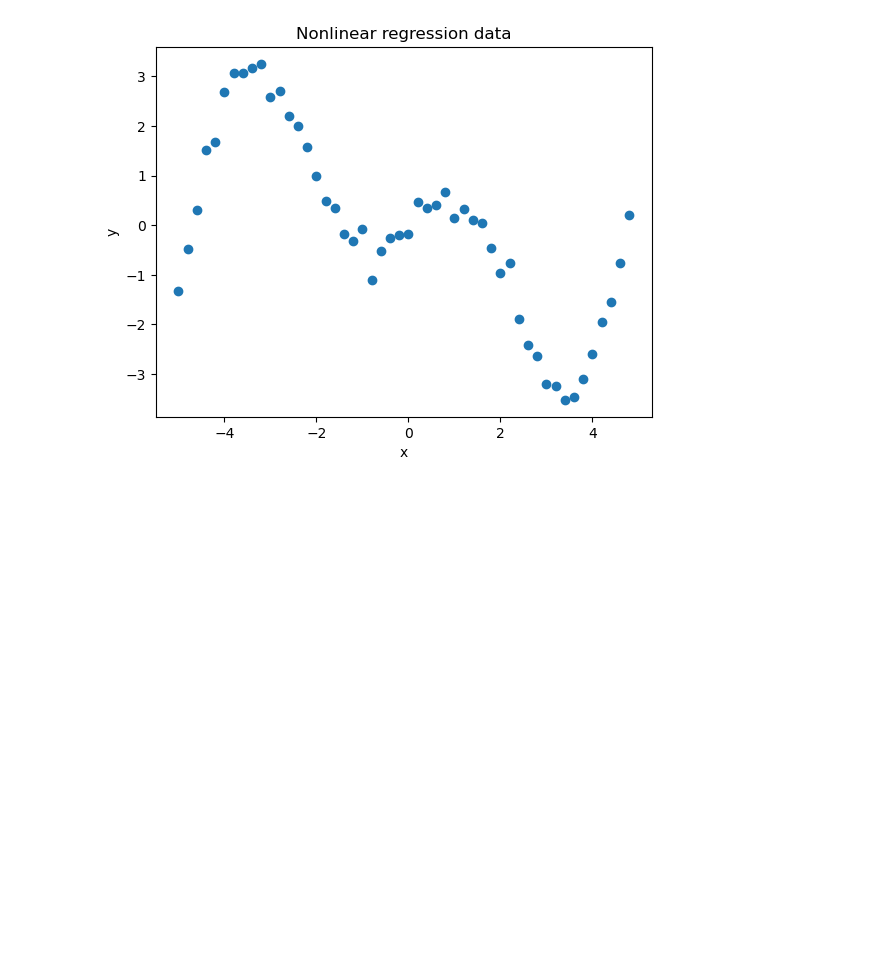
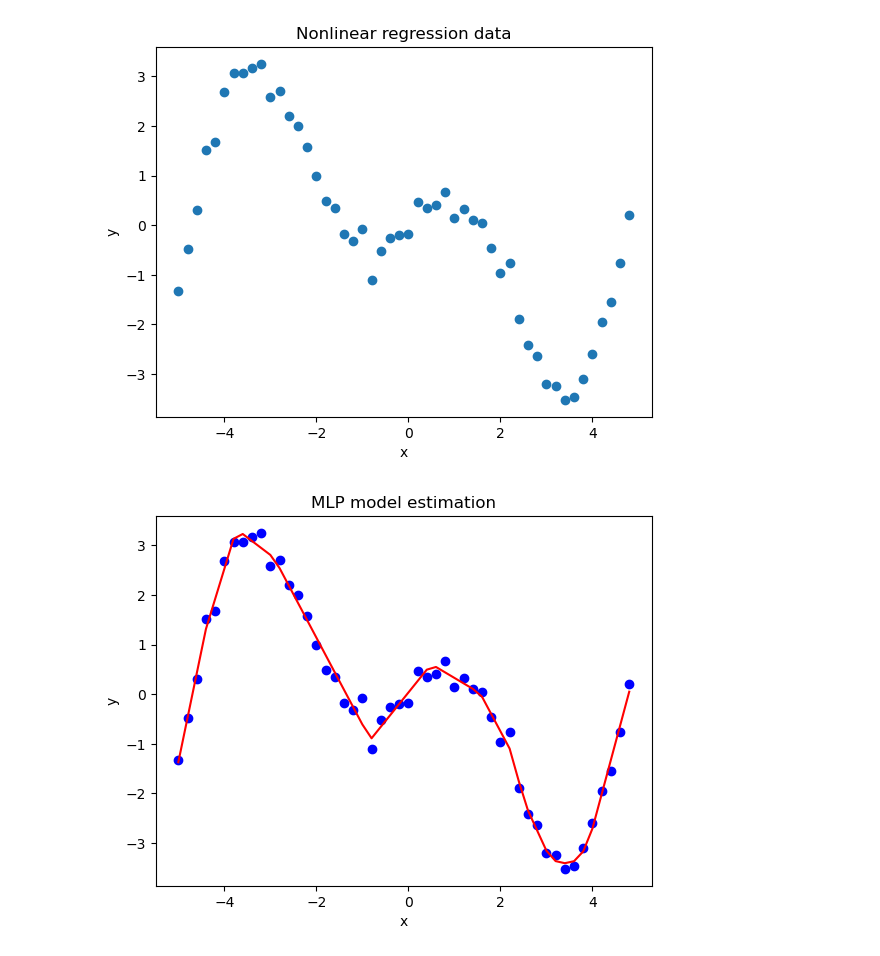
Before and after one commit to mlinsights/freemium, a Jupyter notebook: algorithms/regression/feed-forward-neural-nets-regression/mlp-regression-demo.ipynb, the cells around one changed output. Drawn from its saved outputs; the diff is of its cells as text; code cells hidden in the pictures; blank space fills up the shorter version.

```diff
--- a/algorithms/regression/feed-forward-neural-nets-regression/mlp-regression-demo.ipynb
+++ b/algorithms/regression/feed-forward-neural-nets-regression/mlp-regression-demo.ipynb
@@ -5,7 +5,7 @@ import warnings
 warnings.filterwarnings('ignore') #ignore warnings
 
 
-df = pd.read_csv('https://raw.githubusercontent.com/mlinsights/freemium/main/datasets/regression-analysis/np_regression_dataset1.csv')
+df = pd.read_csv('https://raw.githubusercontent.com/mlinsights/freemium/main/datasets/regression-analysis/1d_nonlinear_regression_data.csv')
 df.head()
 # %% [output]
 |  | x | y |
@@ -23,3 +23,35 @@ plt.title('Nonlinear regression data')
 # %% [output]
 Text(0.5, 1.0, 'Nonlinear regression data')
 [figure]
+# %%
+from sklearn.neural_network import MLPRegressor
+from sklearn.preprocessing import StandardScaler
+
+
+x = df[['x']]
+y = df[['y']]
+
+#standardise the input feature for accurate modelling
+scaler = StandardScaler()
+scaler.fit(x)
+xs = scaler.transform(x) #generate standardised input feature
+
+#MLP with 1 hidden layer of 20 neurons
+clf = MLPRegressor(hidden_layer_sizes=(20),max_iter=1000,
+                  early_stopping=False,activation='relu',solver='lbfgs')
+
+#traing MLP model
+clf.fit(xs,y)
+
+#predict the observation data
+y_pred = clf.predict(xs)
+
+plt.figure()
+plt.scatter(x,y,color="blue")
+plt.plot(x,y_pred,color="red")
+plt.xlabel('x')
+plt.ylabel('y')
+plt.title('MLP model estimation')
+plt.show()
+# %% [output]
+[figure, added]
```
Also changed, not shown: parts of 1 cell of this notebook.
